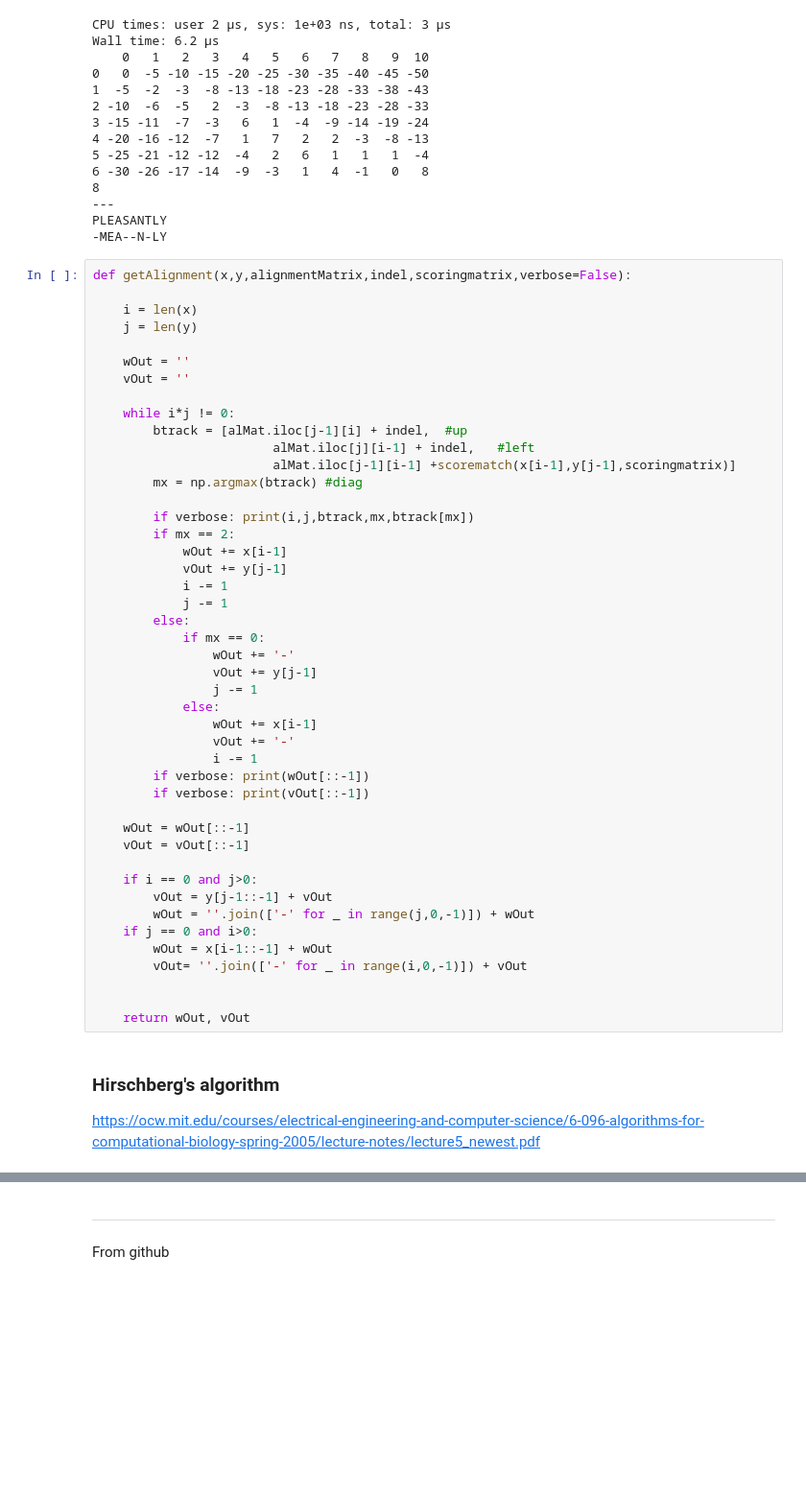
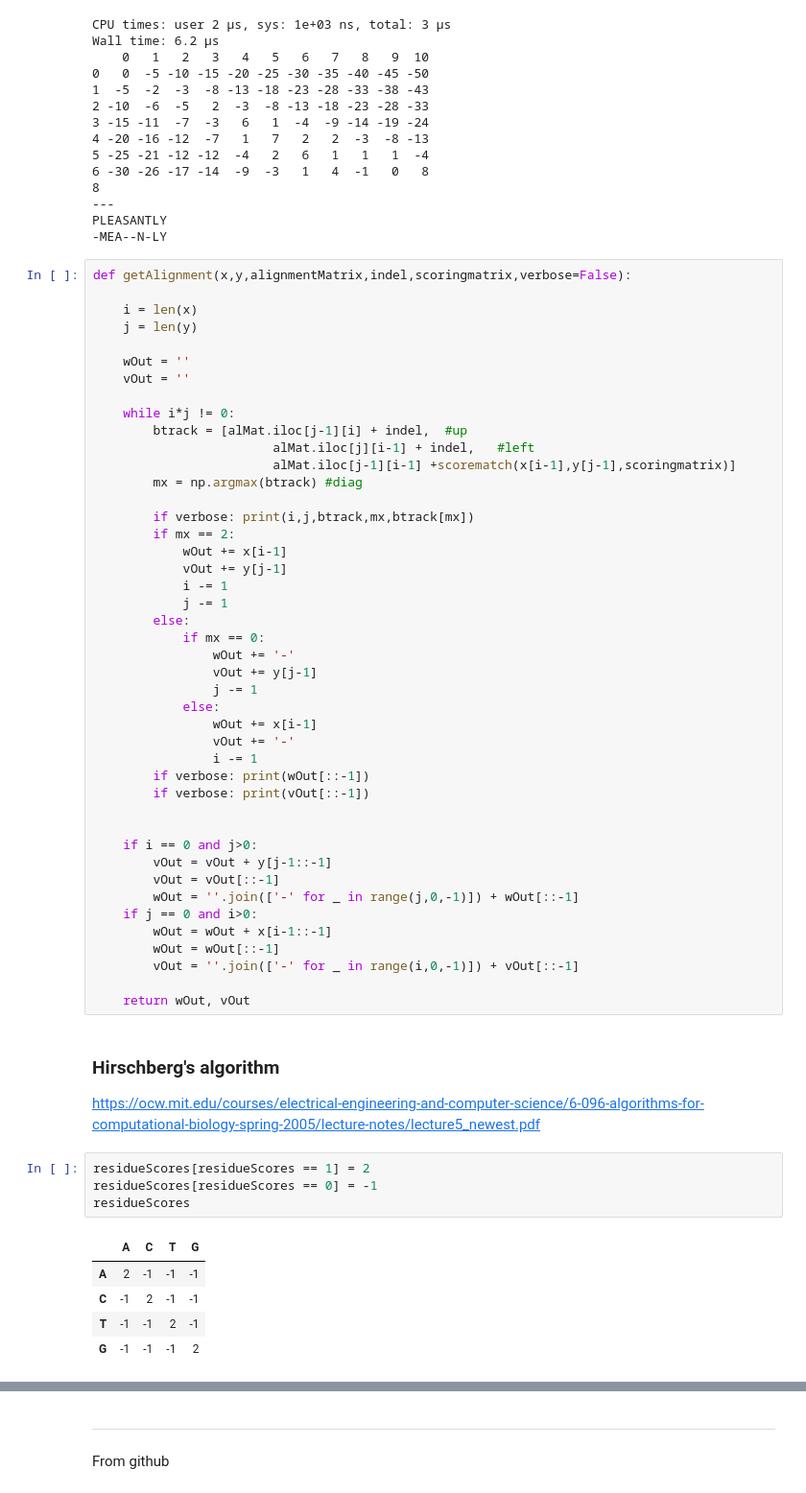
Before and after one commit to rodriguezmDNA/bioinformaticsAlgorithms, a Jupyter notebook: linearSpaceAlignment.ipynb, the cells around one changed output, grey strips where cells are left out. Shown: that part at 96% size. Drawn from its saved outputs; the diff is of its cells as text; blank space fills up the shorter version.

```diff
--- a/linearSpaceAlignment.ipynb
+++ b/linearSpaceAlignment.ipynb
@@ -436,22 +446,31 @@ def getAlignment(x,y,alignmentMatrix,indel,scoringmatrix,verbose=False):
         if verbose: print(wOut[::-1])
         if verbose: print(vOut[::-1])
 
-    wOut = wOut[::-1]
-    vOut = vOut[::-1]
 
     if i == 0 and j>0:
-        vOut = y[j-1::-1] + vOut
-        wOut = ''.join(['-' for _ in range(j,0,-1)]) + wOut
+        vOut = vOut + y[j-1::-1]
+        vOut = vOut[::-1]
+        wOut = ''.join(['-' for _ in range(j,0,-1)]) + wOut[::-1]
     if j == 0 and i>0:
-        wOut = x[i-1::-1] + wOut
-        vOut= ''.join(['-' for _ in range(i,0,-1)]) + vOut
-
+        wOut = wOut + x[i-1::-1]
+        wOut = wOut[::-1]
+        vOut = ''.join(['-' for _ in range(i,0,-1)]) + vOut[::-1]
 
     return wOut, vOut
 # %% [markdown]
 ### Hirschberg's algorithm
 
 https://ocw.mit.edu/courses/electrical-engineering-and-computer-science/6-096-algorithms-for-computational-biology-spring-2005/lecture-notes/lecture5_newest.pdf
+# %%
+residueScores[residueScores == 1] = 2
+residueScores[residueScores == 0] = -1
+residueScores
+# %% [output]
+|  | A | C | T | G |
+| A | 2 | -1 | -1 | -1 |
+| C | -1 | 2 | -1 | -1 |
+| T | -1 | -1 | 2 | -1 |
+| G | -1 | -1 | -1 | 2 |
 # %%
 %time
 
```
Also changed, not shown: parts of 24 cells of this notebook.
